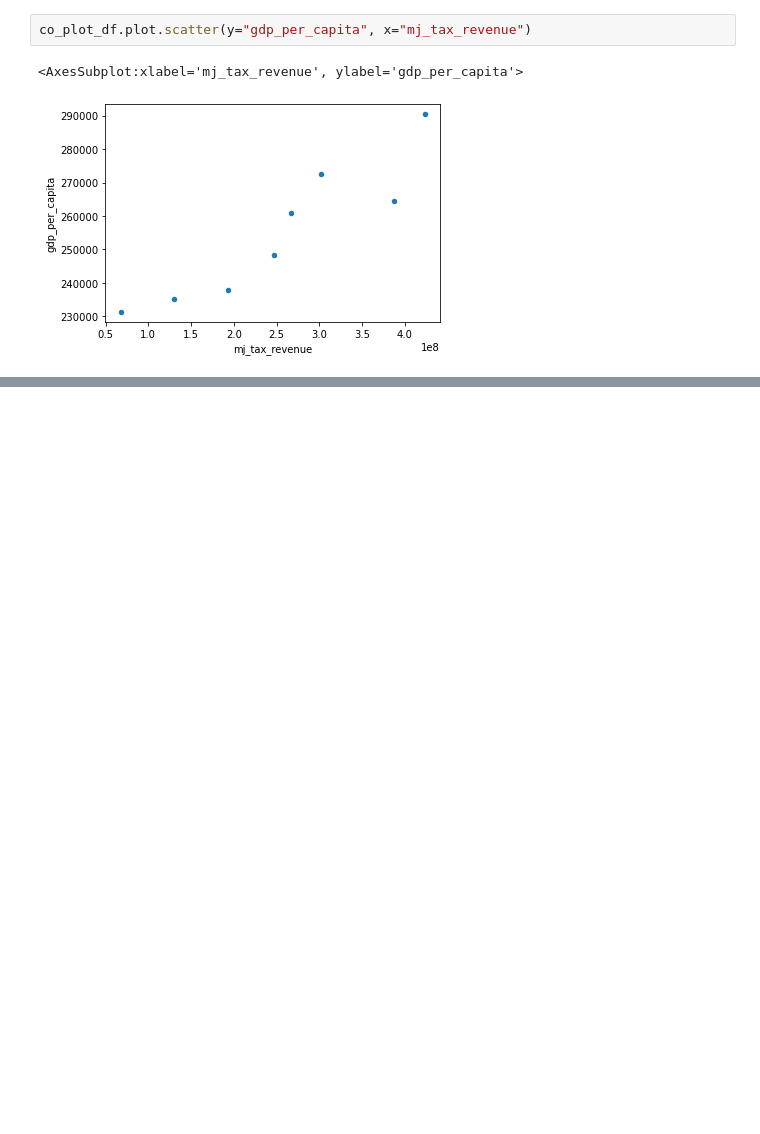
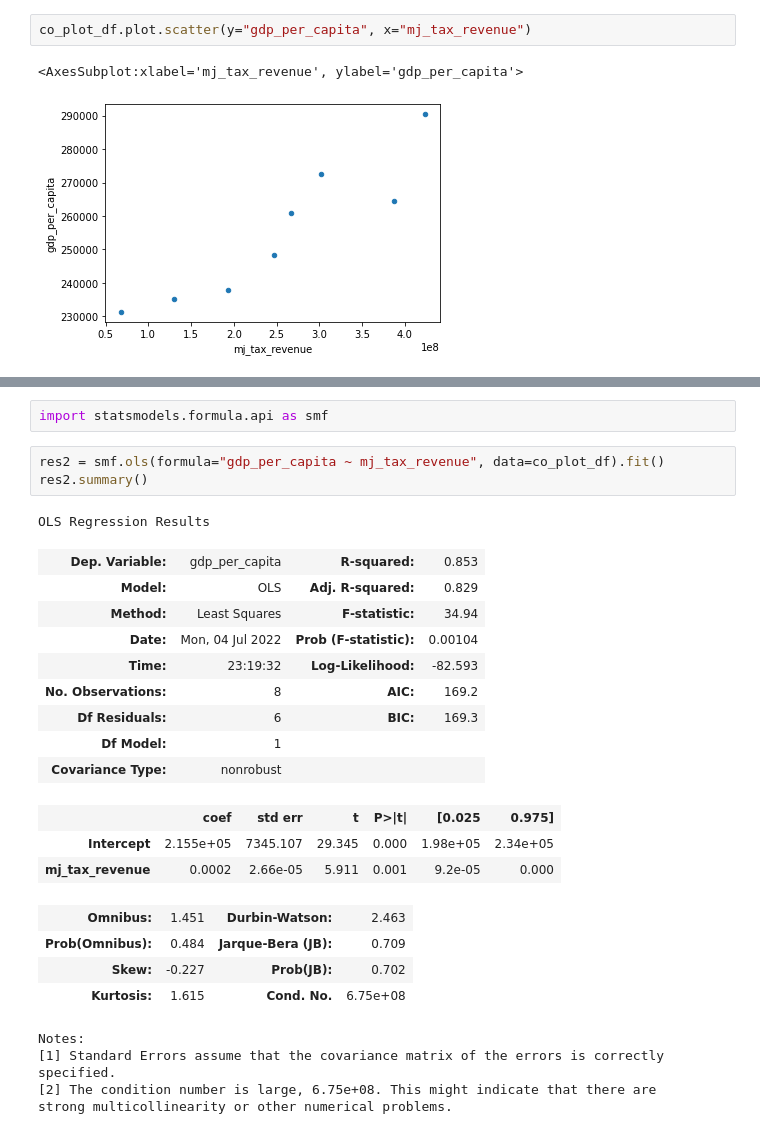
Before and after one commit to jho97/specs_capstone, a Jupyter notebook: visualized_data/co_gdp_per_capita.ipynb, the cells around one changed output, grey strips where cells are left out. Cells and saved outputs as stored; diff of their text form; blank space fills up the shorter version.

```diff
--- a/visualized_data/co_gdp_per_capita.ipynb
+++ b/visualized_data/co_gdp_per_capita.ipynb
@@ -221,0 +259,27 @@ co_plot_df.plot.scatter(y="gdp_per_capita", x="mj_tax_revenue")
+# %%
+import statsmodels.formula.api as smf
+# %%
+res2 = smf.ols(formula="gdp_per_capita ~ mj_tax_revenue", data=co_plot_df).fit()
+res2.summary()
+# %% [output]
+OLS Regression Results
+| Dep. Variable: | gdp_per_capita | R-squared: | 0.853 |
+| Model: | OLS | Adj. R-squared: | 0.829 |
+| Method: | Least Squares | F-statistic: | 34.94 |
+| Date: | Mon, 04 Jul 2022 | Prob (F-statistic): | 0.00104 |
+| Time: | 23:19:32 | Log-Likelihood: | -82.593 |
+| No. Observations: | 8 | AIC: | 169.2 |
+| Df Residuals: | 6 | BIC: | 169.3 |
+| Df Model: | 1 |  |  |
+| Covariance Type: | nonrobust |  |  |
+|  | coef | std err | t | P>|t| | [0.025 | 0.975] |
+| Intercept | 2.155e+05 | 7345.107 | 29.345 | 0.000 | 1.98e+05 | 2.34e+05 |
+| mj_tax_revenue | 0.0002 | 2.66e-05 | 5.911 | 0.001 | 9.2e-05 | 0.000 |
+| Omnibus: | 1.451 | Durbin-Watson: | 2.463 |
+| Prob(Omnibus): | 0.484 | Jarque-Bera (JB): | 0.709 |
+| Skew: | -0.227 | Prob(JB): | 0.702 |
+| Kurtosis: | 1.615 | Cond. No. | 6.75e+08 |
+Notes:
+[1] Standard Errors assume that the covariance matrix of the errors is correctly specified.
+[2] The condition number is large, 6.75e+08. This might indicate that there are
+strong multicollinearity or other numerical problems.
```
Also changed, not shown: parts of 13 cells of this notebook, 1 other file.
